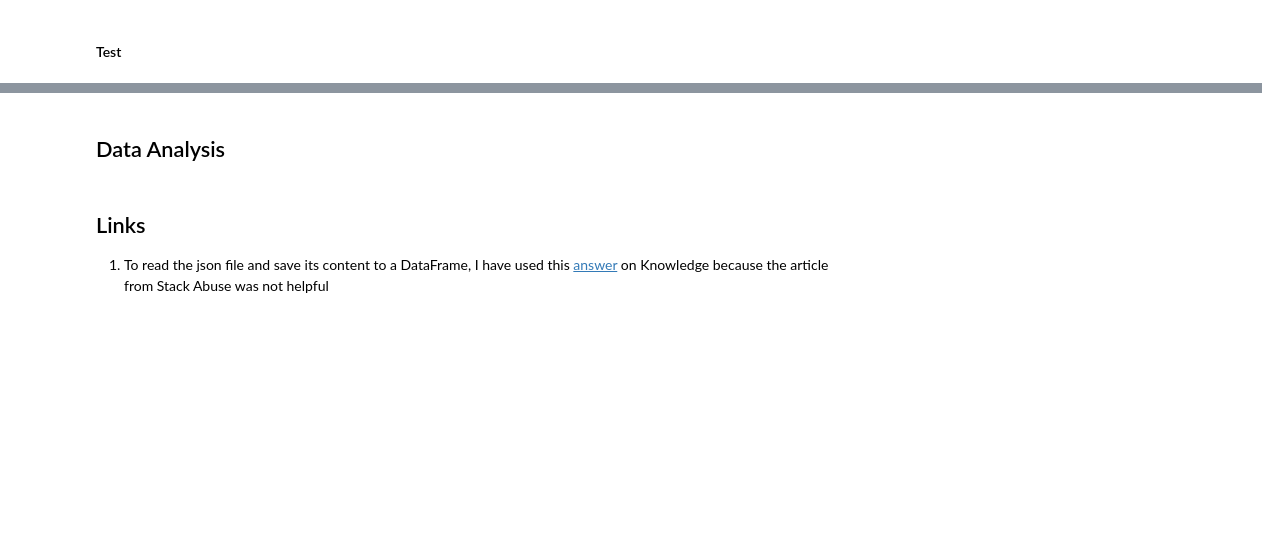
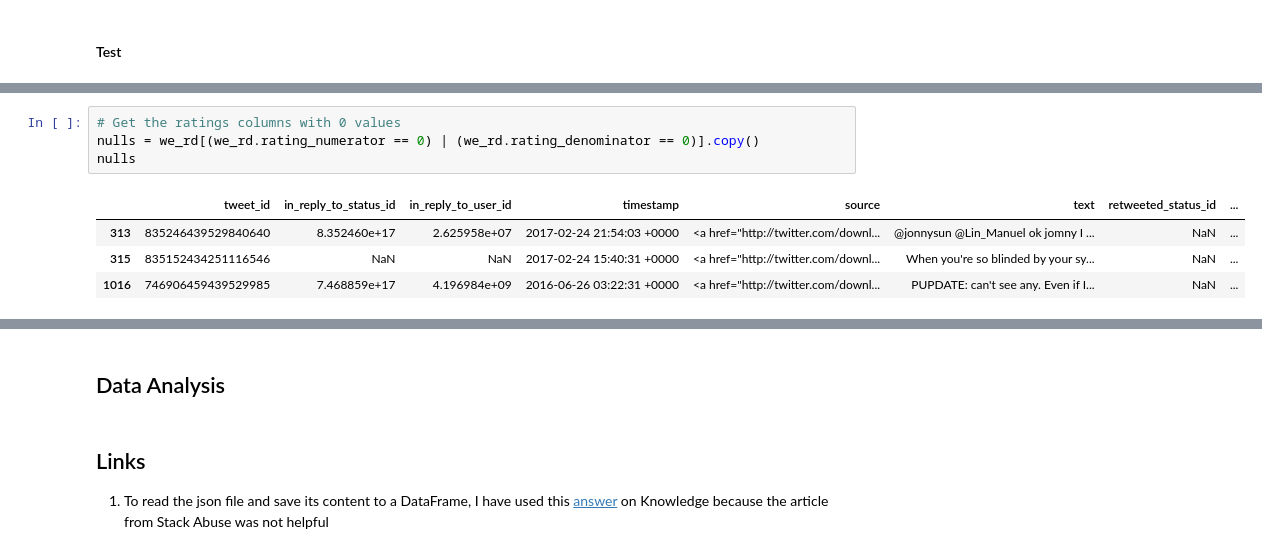
Before and after one commit to BexTuychiev/WeRateDogs_wrangle_analyze, a Jupyter notebook: wrangle_act.ipynb, the cells around one changed output, grey strips where cells are left out. Cells and saved outputs as stored; diff of their text form; blank space fills up the shorter version.

```diff
--- a/wrangle_act.ipynb
+++ b/wrangle_act.ipynb
@@ -277,0 +285,9 @@ we_rd[['doggo', 'puppo', 'pupper', 'floofer']].isnull()
+# %%
+# Get the ratings columns with 0 values
+nulls = we_rd[(we_rd.rating_numerator == 0) | (we_rd.rating_denominator == 0)].copy()
+nulls
+# %% [output]
+|  | tweet_id | in_reply_to_status_id | in_reply_to_user_id | timestamp | source | text | retweeted_status_id | ... |
+| 313 | 835246439529840640 | 8.352460e+17 | 2.625958e+07 | 2017-02-24 21:54:03 +0000 | <a href="http://twitter.com/downl... | @jonnysun @Lin_Manuel ok jomny I ... | NaN | ... |
+| 315 | 835152434251116546 | NaN | NaN | 2017-02-24 15:40:31 +0000 | <a href="http://twitter.com/downl... | When you're so blinded by your sy... | NaN | ... |
+| 1016 | 746906459439529985 | 7.468859e+17 | 4.196984e+09 | 2016-06-26 03:22:31 +0000 | <a href="http://twitter.com/downl... | PUPDATE: can't see any. Even if I... | NaN | ... |
```
Also changed, not shown: parts of 14 cells of this notebook.
